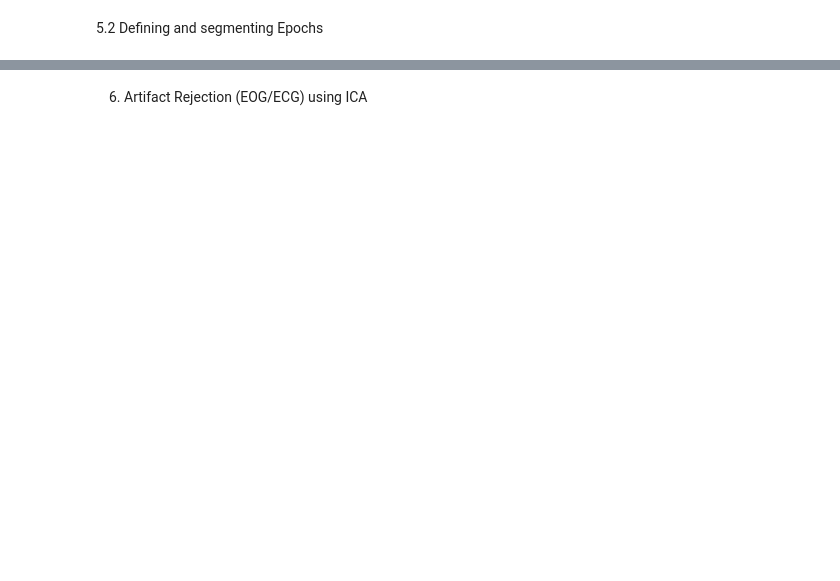
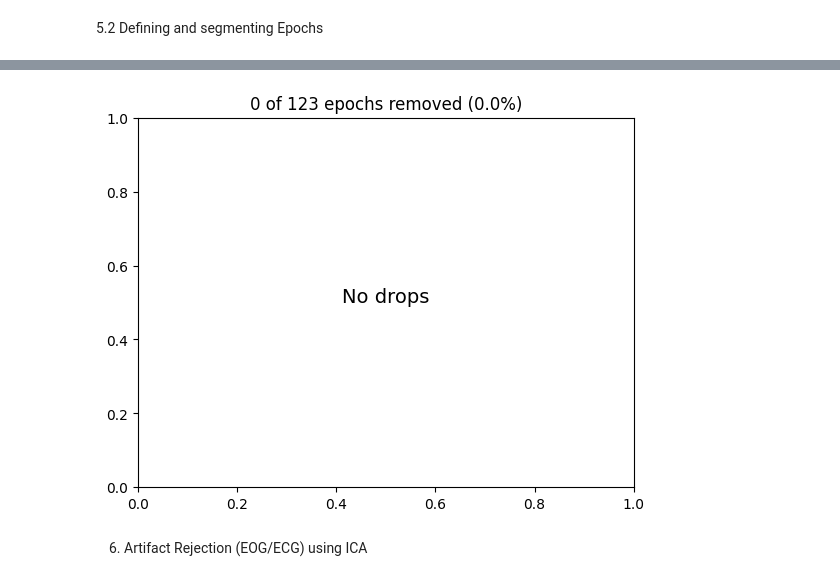
Before and after one commit to vishwanisingh/Depression-tDCS-Analysis, a Jupyter notebook: mne.ipynb, the cells around one changed output, grey strips where cells are left out. Cells and saved outputs as stored; diff of their text form; code cells hidden in the pictures; blank space fills up the shorter version.

```diff
--- a/mne.ipynb
+++ b/mne.ipynb
@@ -281,2 +333,7 @@ Channels marked as bad:
+# %%
+# Plot dropped epochs
+epochs.plot_drop_log()
+# %% [output]
+[figure, added]
 # %% [markdown]
 6. Artifact Rejection (EOG/ECG) using ICA
```
Also changed, not shown: parts of 29 cells of this notebook.
